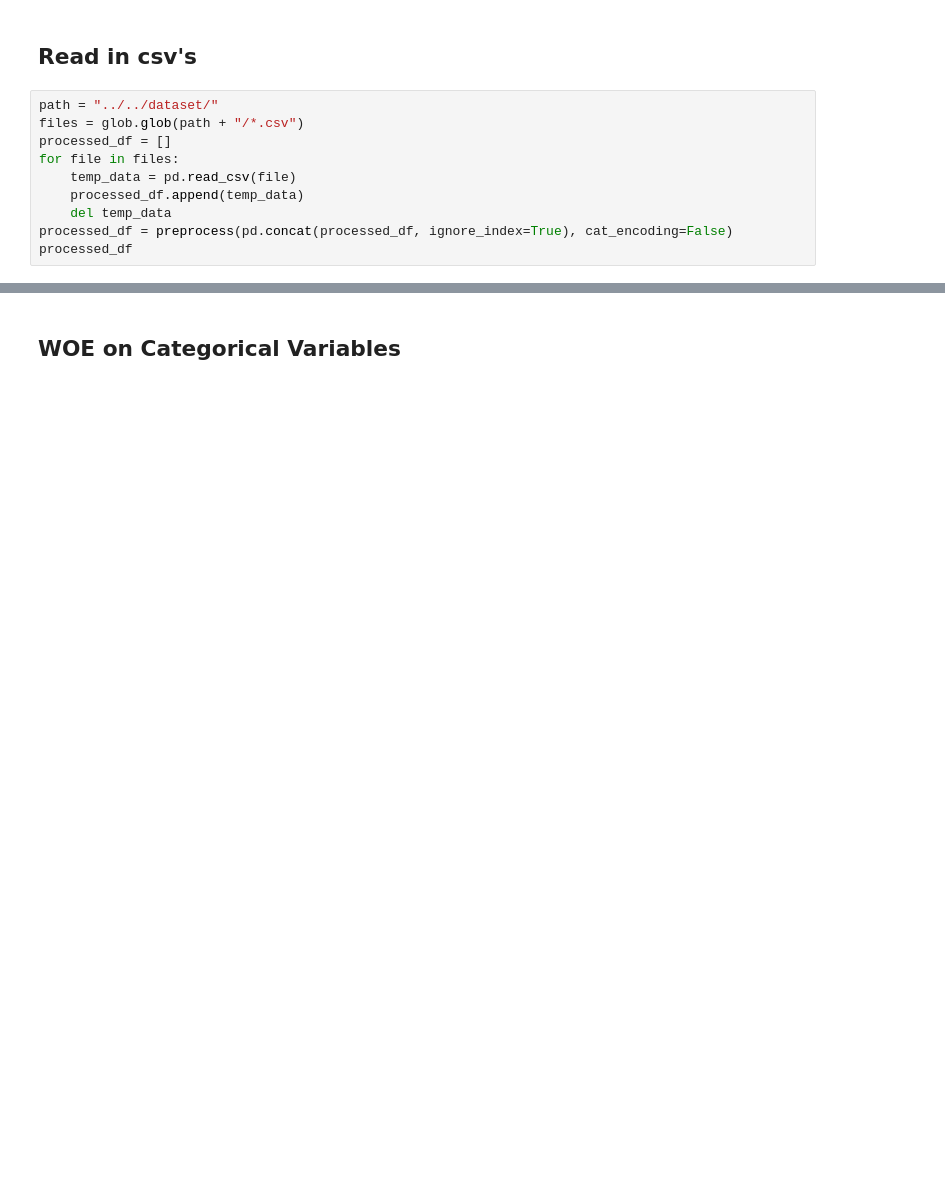
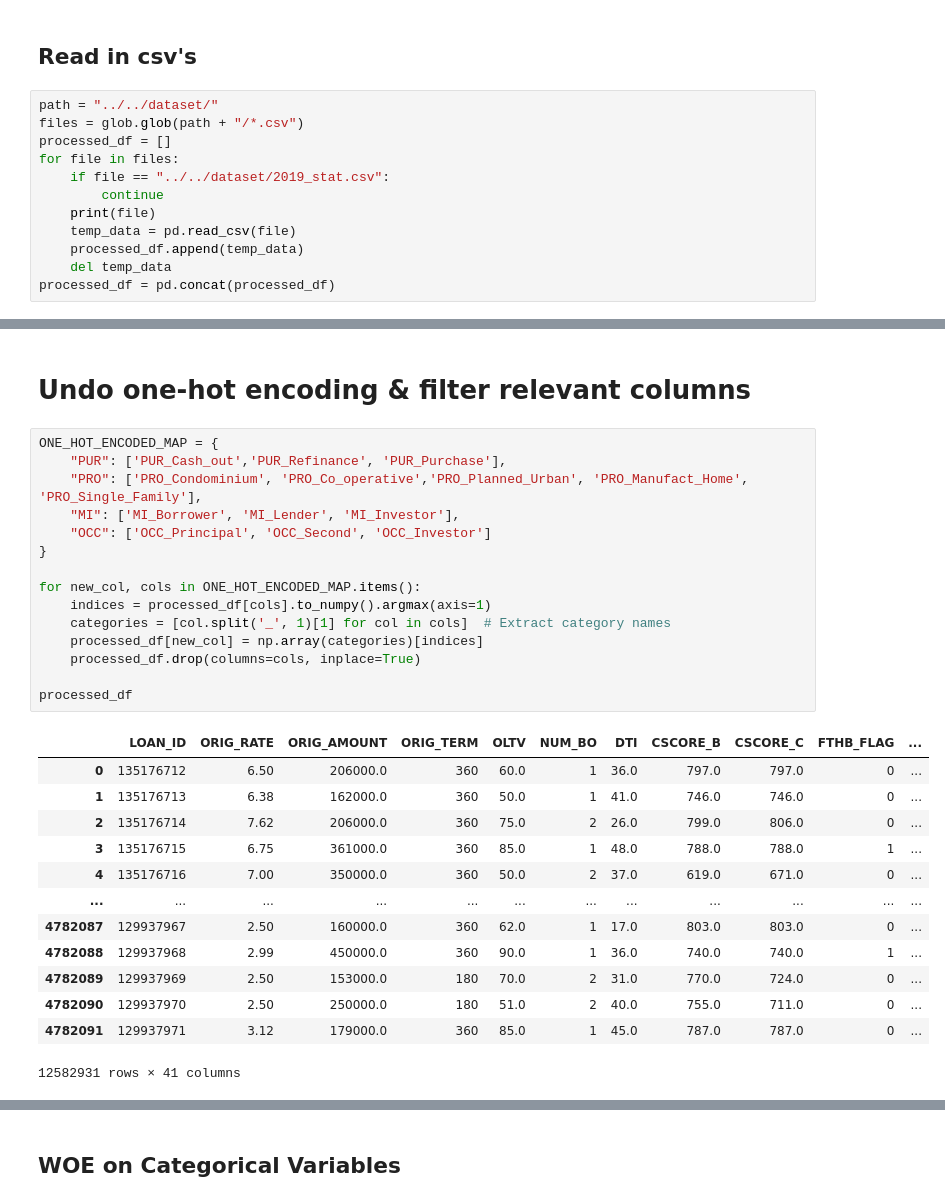
Before and after one commit to MIE479-2024/msf-capstone-crm, a Jupyter notebook: default_modelling/ICA.ipynb, the cells around one changed output, grey strips where cells are left out. Drawn from its saved outputs; the diff is of its cells as text; blank space fills up the shorter version.

Commit message:
include entire dataset

```diff
--- a/default_modelling/ICA.ipynb
+++ b/default_modelling/ICA.ipynb
@@ -29,9 +29,11 @@ path = "../../dataset/"
 files = glob.glob(path + "/*.csv")
 processed_df = []
 for file in files:
+    if file == "../../dataset/2019_stat.csv":
+        continue
+    print(file)
     temp_data = pd.read_csv(file)
     processed_df.append(temp_data)
     del temp_data
-processed_df = preprocess(pd.concat(processed_df, ignore_index=True), cat_encoding=False)
-processed_df
+processed_df = pd.concat(processed_df)
 # %% [output]
@@ -52,0 +60,31 @@ Number of columns: 20
+# %% [markdown]
+# Undo one-hot encoding & filter relevant columns
+# %%
+ONE_HOT_ENCODED_MAP = {
+    "PUR": ['PUR_Cash_out','PUR_Refinance', 'PUR_Purchase'],
+    "PRO": ['PRO_Condominium', 'PRO_Co_operative','PRO_Planned_Urban', 'PRO_Manufact_Home', 'PRO_Single_Family'],
+    "MI": ['MI_Borrower', 'MI_Lender', 'MI_Investor'],
+    "OCC": ['OCC_Principal', 'OCC_Second', 'OCC_Investor']
+}
+
+for new_col, cols in ONE_HOT_ENCODED_MAP.items():
+    indices = processed_df[cols].to_numpy().argmax(axis=1)
+    categories = [col.split('_', 1)[1] for col in cols]  # Extract category names
+    processed_df[new_col] = np.array(categories)[indices]
+    processed_df.drop(columns=cols, inplace=True)
+
+processed_df
+# %% [output]
+|  | LOAN_ID | ORIG_RATE | ORIG_AMOUNT | ORIG_TERM | OLTV | NUM_BO | DTI | CSCORE_B | CSCORE_C | FTHB_FLAG | ... |
+| 0 | 135176712 | 6.50 | 206000.0 | 360 | 60.0 | 1 | 36.0 | 797.0 | 797.0 | 0 | ... |
+| 1 | 135176713 | 6.38 | 162000.0 | 360 | 50.0 | 1 | 41.0 | 746.0 | 746.0 | 0 | ... |
+| 2 | 135176714 | 7.62 | 206000.0 | 360 | 75.0 | 2 | 26.0 | 799.0 | 806.0 | 0 | ... |
+| 3 | 135176715 | 6.75 | 361000.0 | 360 | 85.0 | 1 | 48.0 | 788.0 | 788.0 | 1 | ... |
+| 4 | 135176716 | 7.00 | 350000.0 | 360 | 50.0 | 2 | 37.0 | 619.0 | 671.0 | 0 | ... |
+| ... | ... | ... | ... | ... | ... | ... | ... | ... | ... | ... | ... |
+| 4782087 | 129937967 | 2.50 | 160000.0 | 360 | 62.0 | 1 | 17.0 | 803.0 | 803.0 | 0 | ... |
+| 4782088 | 129937968 | 2.99 | 450000.0 | 360 | 90.0 | 1 | 36.0 | 740.0 | 740.0 | 1 | ... |
+| 4782089 | 129937969 | 2.50 | 153000.0 | 180 | 70.0 | 2 | 31.0 | 770.0 | 724.0 | 0 | ... |
+| 4782090 | 129937970 | 2.50 | 250000.0 | 180 | 51.0 | 2 | 40.0 | 755.0 | 711.0 | 0 | ... |
+| 4782091 | 129937971 | 3.12 | 179000.0 | 360 | 85.0 | 1 | 45.0 | 787.0 | 787.0 | 0 | ... |
+12582931 rows × 41 columns
```
Also changed, not shown: parts of 6 cells of this notebook.
